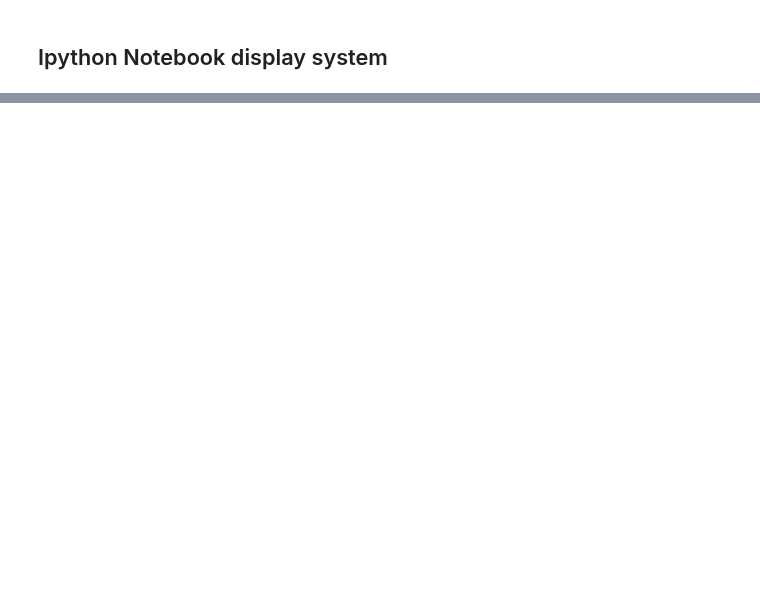
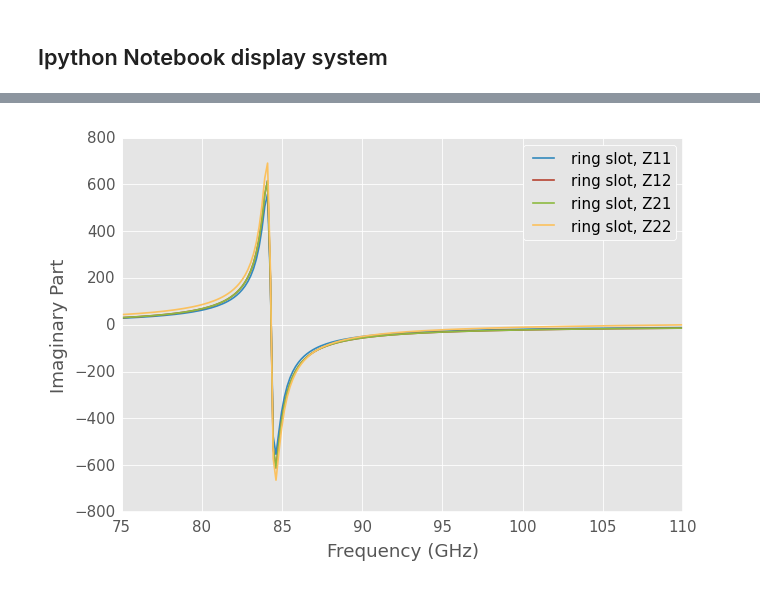
Before and after one commit to scikit-rf/examples, a Jupyter notebook: Network2.ipynb, the cells around one changed output, grey strips where cells are left out. Saved outputs shown, nothing was run; the diff lists cells and outputs as text; code cells hidden in the pictures; blank space fills up the shorter version.

```diff
--- a/Network2.ipynb
+++ b/Network2.ipynb
@@ -116,0 +96,4 @@ a.s
+# %%
+a.z.im
+# %% [output]
+[figure, added]
```
Also changed, not shown: parts of 30 cells of this notebook, 2 other files.
